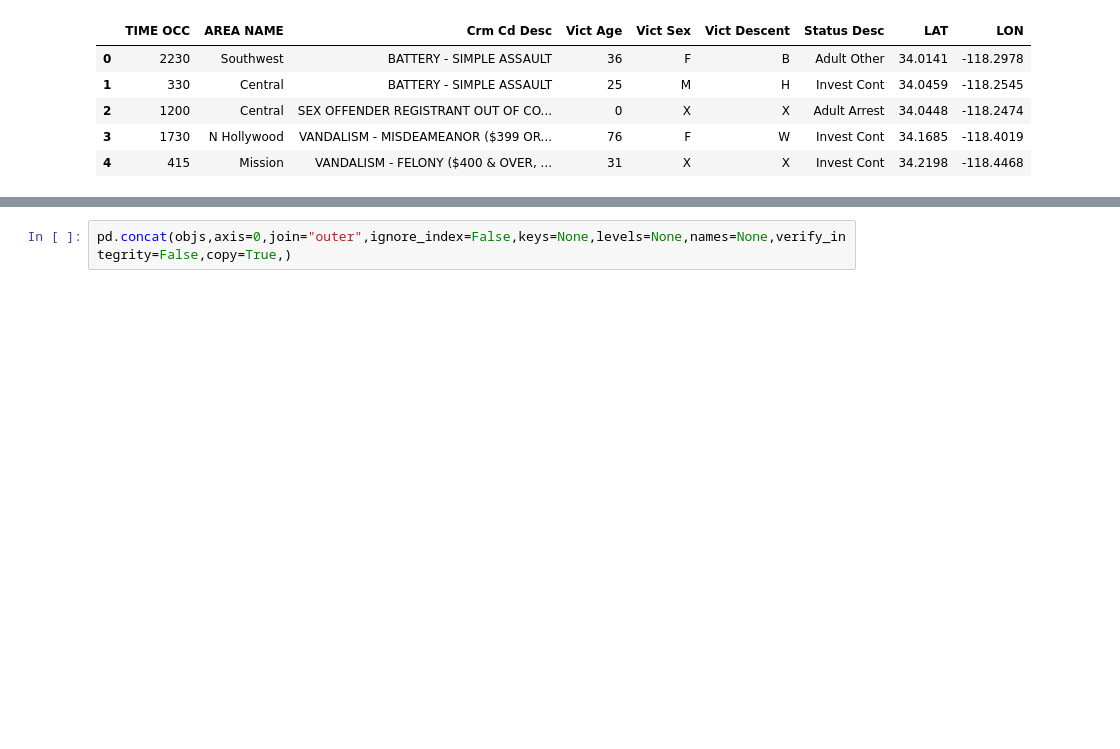
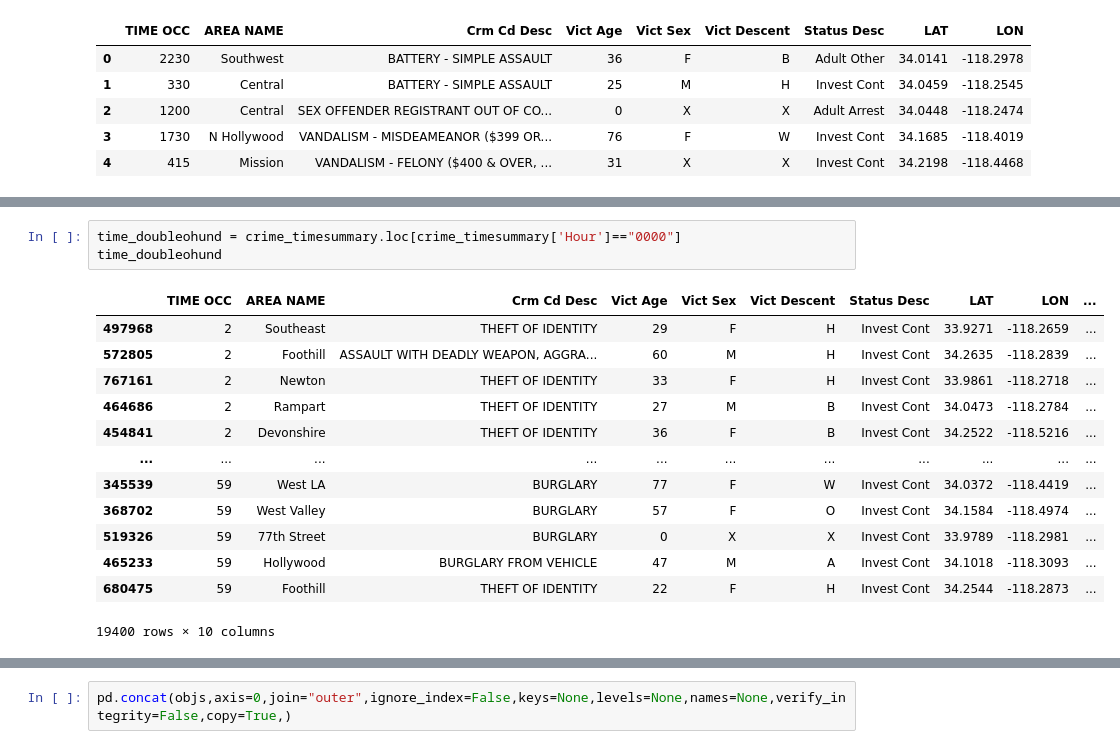
Before and after one commit to Cookees81/CityofAngels, a Jupyter notebook: Teresa/Teresa_Analysis.ipynb, the cells around one changed output, grey strips where cells are left out. Saved outputs shown, nothing was run; the diff lists cells and outputs as text; blank space fills up the shorter version.

```diff
--- a/Teresa/Teresa_Analysis.ipynb
+++ b/Teresa/Teresa_Analysis.ipynb
@@ -93,0 +187,17 @@ crime_time
+# %%
+time_doubleohund = crime_timesummary.loc[crime_timesummary['Hour']=="0000"]
+time_doubleohund
+# %% [output]
+|  | TIME OCC | AREA NAME | Crm Cd Desc | Vict Age | Vict Sex | Vict Descent | Status Desc | LAT | LON | ... |
+| 497968 | 2 | Southeast | THEFT OF IDENTITY | 29 | F | H | Invest Cont | 33.9271 | -118.2659 | ... |
+| 572805 | 2 | Foothill | ASSAULT WITH DEADLY WEAPON, AGGRA... | 60 | M | H | Invest Cont | 34.2635 | -118.2839 | ... |
+| 767161 | 2 | Newton | THEFT OF IDENTITY | 33 | F | H | Invest Cont | 33.9861 | -118.2718 | ... |
+| 464686 | 2 | Rampart | THEFT OF IDENTITY | 27 | M | B | Invest Cont | 34.0473 | -118.2784 | ... |
+| 454841 | 2 | Devonshire | THEFT OF IDENTITY | 36 | F | B | Invest Cont | 34.2522 | -118.5216 | ... |
+| ... | ... | ... | ... | ... | ... | ... | ... | ... | ... | ... |
+| 345539 | 59 | West LA | BURGLARY | 77 | F | W | Invest Cont | 34.0372 | -118.4419 | ... |
+| 368702 | 59 | West Valley | BURGLARY | 57 | F | O | Invest Cont | 34.1584 | -118.4974 | ... |
+| 519326 | 59 | 77th Street | BURGLARY | 0 | X | X | Invest Cont | 33.9789 | -118.2981 | ... |
+| 465233 | 59 | Hollywood | BURGLARY FROM VEHICLE | 47 | M | A | Invest Cont | 34.1018 | -118.3093 | ... |
+| 680475 | 59 | Foothill | THEFT OF IDENTITY | 22 | F | H | Invest Cont | 34.2544 | -118.2873 | ... |
+19400 rows × 10 columns
```
Also changed, not shown: parts of 58 cells of this notebook, 1 other file.
